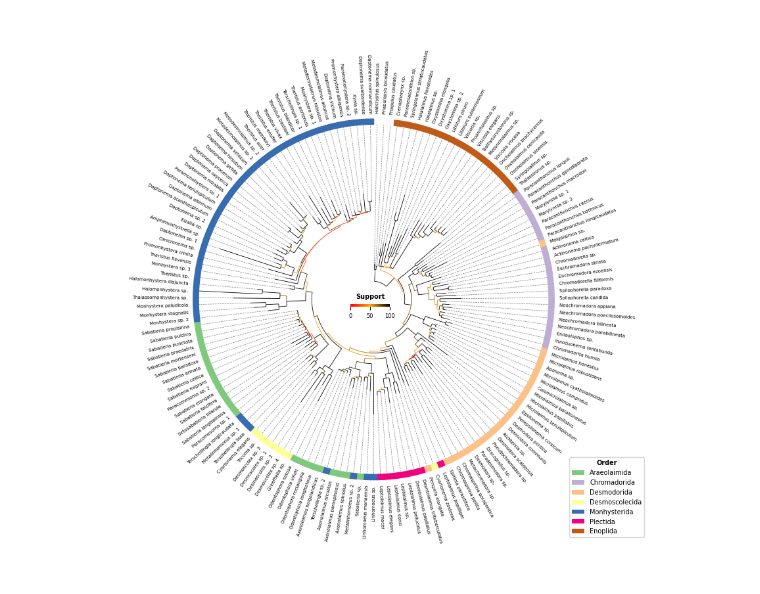
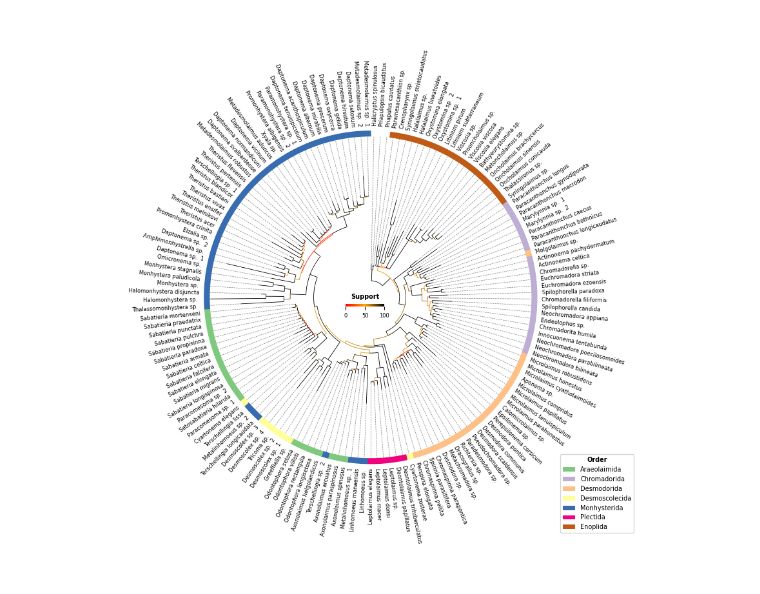
Before and after one commit to Dzee97/Thesis_NemaPred, a Jupyter notebook: notebooks/tree_vis.ipynb, the cells around one changed output. Drawn from its saved outputs; the diff is of its cells as text; code cells hidden in the pictures.

```diff
--- a/notebooks/tree_vis.ipynb
+++ b/notebooks/tree_vis.ipynb
@@ -16,7 +16,7 @@ steepness = 0.0
 
 circos, tv = Circos.initialize_from_tree(
     TREE_PATH,
-    leaf_label_size=5,
+    leaf_label_size=6,
     r_lim=(10,97),
     ladderize=True,
     leaf_label_rmargin=6,
@@ -53,31 +53,31 @@ for i, label in enumerate(tv.leaf_labels):
 
     track.rect(
         start=i,
         end=i+1,
         color=group_color[df.loc[genus].worms_order],
         lw=1
     )
 
 fig = circos.plotfig()
 
 _ = fig.legend(
     handles=[Patch(label=order, fc=color) for order, color in group_color.items()],
     loc="upper left",
     fontsize=7,
     bbox_to_anchor=(0.85,0.2),
     title="Order",
     title_fontproperties={'weight':'bold', "size": 7}
 )
 
 
 cax = fig.add_axes((0.44, 0.48, 0.075, 0.005))
 cax.set_title("Support", fontsize=7, fontweight="bold")
 
 sm = ScalarMappable(norm=norm, cmap=cmap)
 sm.set_array([])
 
 cbar = fig.colorbar(sm, cax=cax, orientation="horizontal", )
 cbar.outline.set_visible(False)
 cbar.ax.tick_params(labelsize=6)
 # %% [output]
-[figure, old version]
+[figure, new version]
```
Also changed, not shown: 2 other files.
